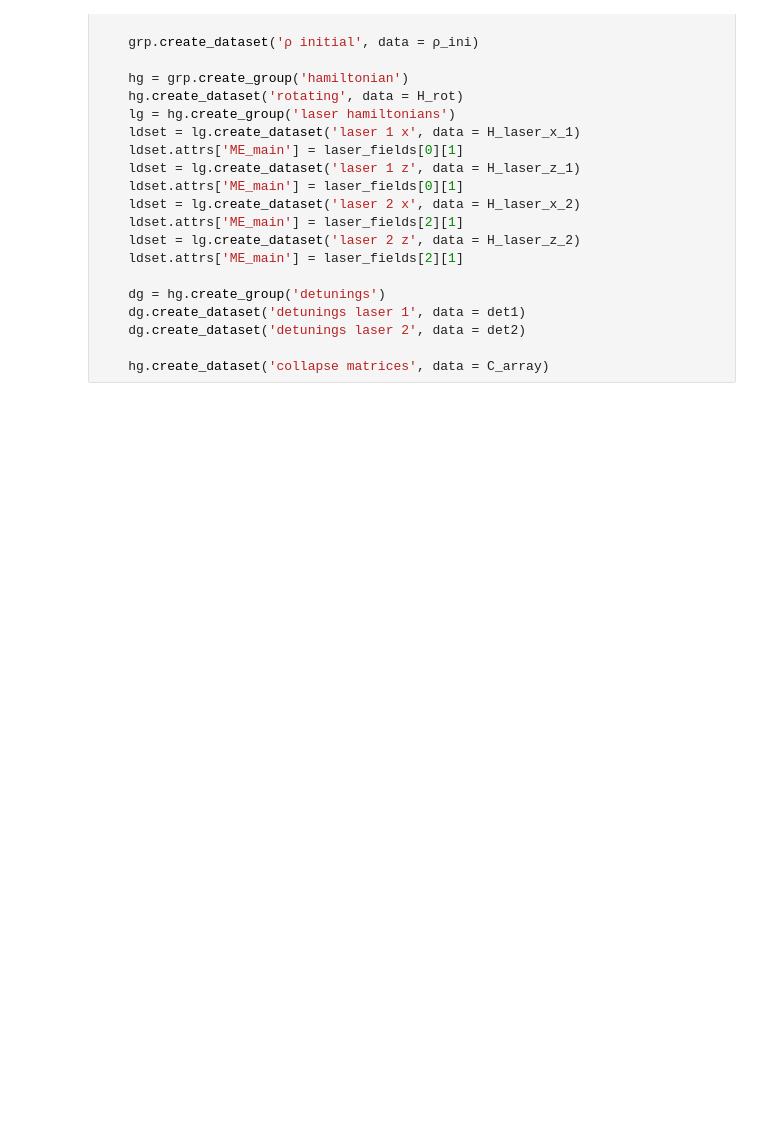
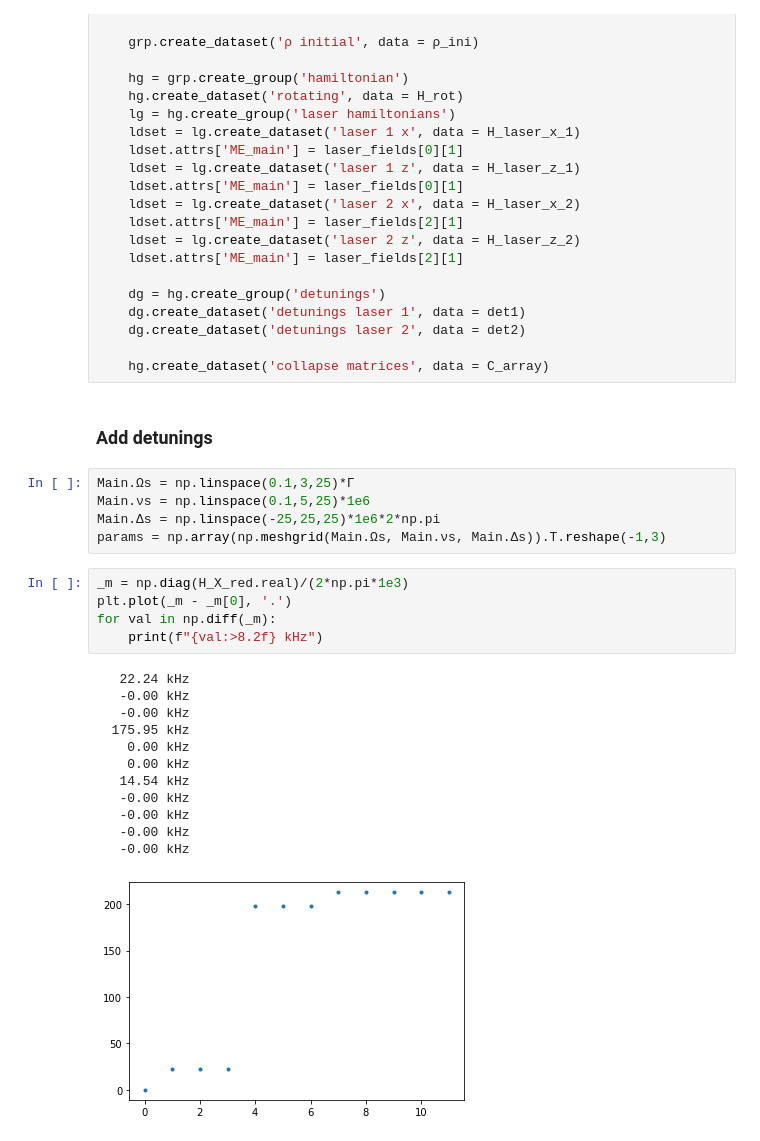
Before and after one commit to ograsdijk/optical-bloch, a Jupyter notebook: Amherst Cycling Transition.ipynb, the cells around one changed output. Cells and saved outputs as stored; diff of their text form; blank space fills up the shorter version.

```diff
--- a/Amherst Cycling Transition.ipynb
+++ b/Amherst Cycling Transition.ipynb
@@ -819,3 +894,28 @@ with h5py.File('amherst_cycling_constant_fields.hdf5', 'w') as f:
     dg.create_dataset('detunings laser 2', data = det2)
 
     hg.create_dataset('collapse matrices', data = C_array)
+# %% [markdown]
+### Add detunings
+# %%
+Main.Ωs = np.linspace(0.1,3,25)*Γ
+Main.νs = np.linspace(0.1,5,25)*1e6
+Main.Δs = np.linspace(-25,25,25)*1e6*2*np.pi
+params = np.array(np.meshgrid(Main.Ωs, Main.νs, Main.Δs)).T.reshape(-1,3)
+# %%
+_m = np.diag(H_X_red.real)/(2*np.pi*1e3)
+plt.plot(_m - _m[0], '.')
+for val in np.diff(_m):
+    print(f"{val:>8.2f} kHz")
+# %% [output]
+   22.24 kHz
+   -0.00 kHz
+   -0.00 kHz
+  175.95 kHz
+    0.00 kHz
+    0.00 kHz
+   14.54 kHz
+   -0.00 kHz
+   -0.00 kHz
+   -0.00 kHz
+   -0.00 kHz
+[figure, added]
```
Also changed, not shown: parts of 66 cells of this notebook, 12 other files.
